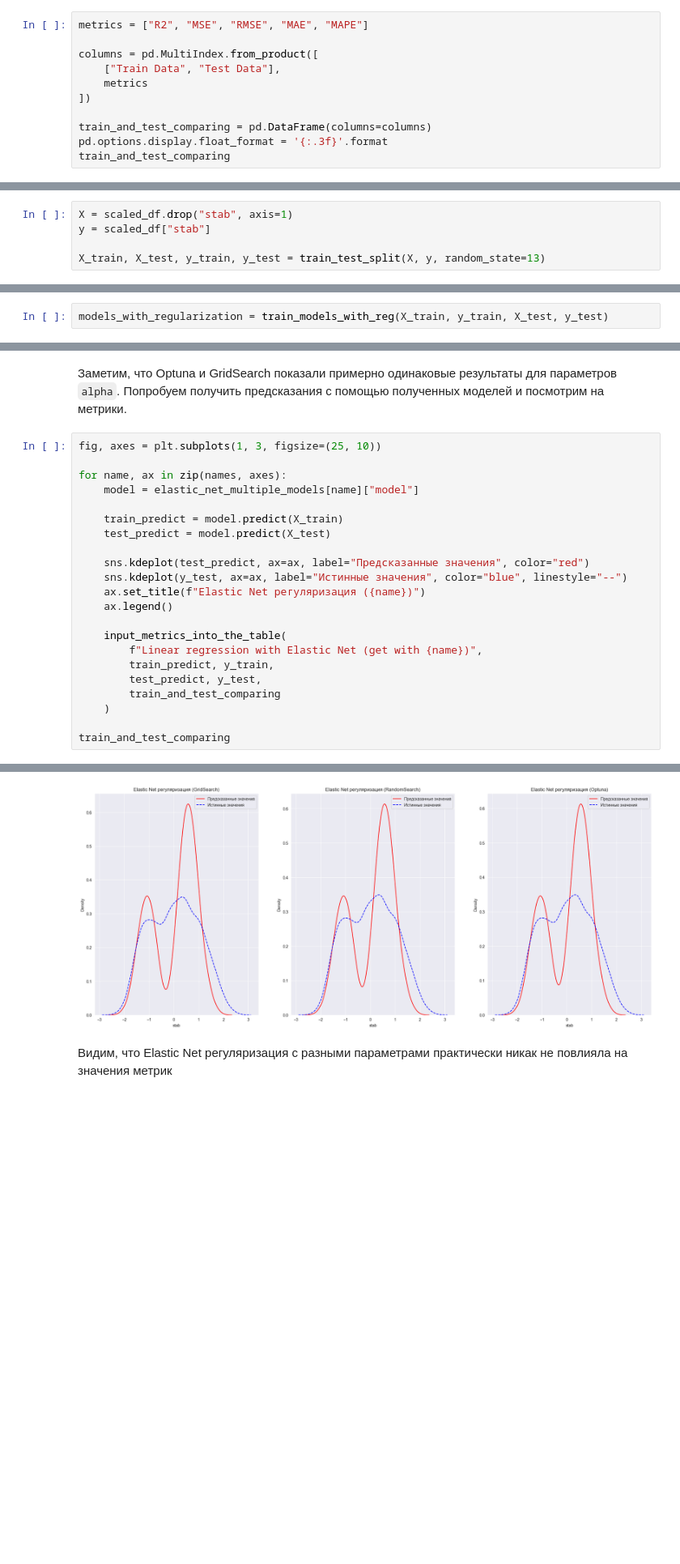
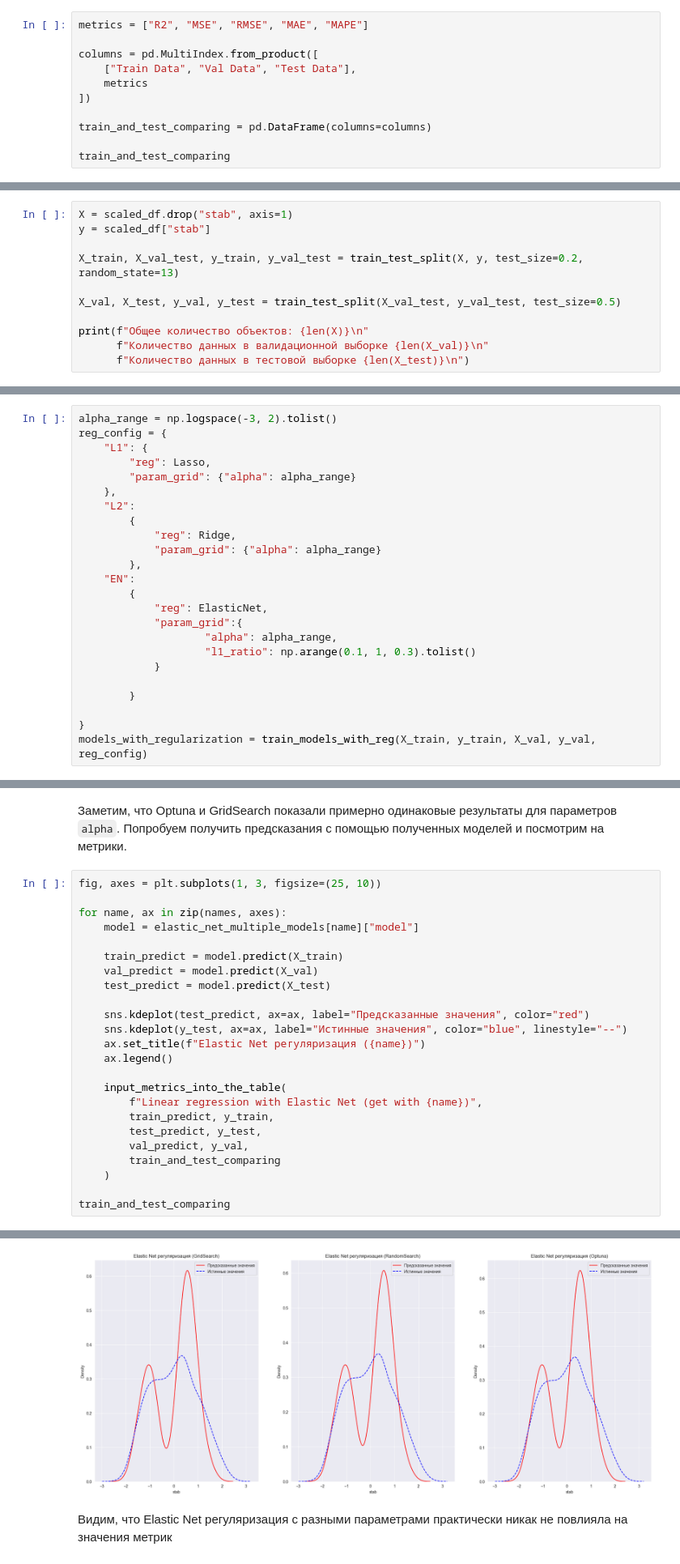
Before and after one commit to stwz13/ml, a Jupyter notebook: practice4.ipynb, the cells around one changed output, grey strips where cells are left out. Shown at 81% size. Drawn from its saved outputs; the diff is of its cells as text; blank space fills up the shorter version.

```diff
--- a/practice3.ipynb
+++ b/practice4.ipynb
@@ -318,11 +300,11 @@ def train_models_with_reg(X_train, y_train, X_test, y_test):
 metrics = ["R2", "MSE", "RMSE", "MAE", "MAPE"]
 
 columns = pd.MultiIndex.from_product([
-    ["Train Data", "Test Data"],
+    ["Train Data", "Val Data", "Test Data"],
     metrics
 ])
 
 train_and_test_comparing = pd.DataFrame(columns=columns)
-pd.options.display.float_format = '{:.3f}'.format
+
 train_and_test_comparing
 # %% [output]
@@ -332,4 +316,10 @@ train_and_test_comparing
 X = scaled_df.drop("stab", axis=1)
 y = scaled_df["stab"]
 
-X_train, X_test, y_train, y_test = train_test_split(X, y, random_state=13)
+X_train, X_val_test, y_train, y_val_test = train_test_split(X, y, test_size=0.2, random_state=13)
+
+X_val, X_test, y_val, y_test = train_test_split(X_val_test, y_val_test, test_size=0.5)
+
+print(f"Общее количество объектов: {len(X)}\n"
+      f"Количество данных в валидационной выборке {len(X_val)}\n"
+      f"Количество данных в тестовой выборке {len(X_test)}\n")
@@ -392,7 +393,29 @@ plt.legend()
 # %% [markdown]
 Для начала с помощью кастомной функции получим модели с видами регуляризаций L1, L2, ElasticNet. В дальнейшем рассмотрим каждый вид регуляризации отдельно.
 # %%
-models_with_regularization = train_models_with_reg(X_train, y_train, X_test, y_test)
+alpha_range = np.logspace(-3, 2).tolist()
+reg_config = {
+    "L1": {
+        "reg": Lasso,
+        "param_grid": {"alpha": alpha_range}
+    },
+    "L2":
+        {
+            "reg": Ridge,
+            "param_grid": {"alpha": alpha_range}
+        },
+    "EN":
+        {
+            "reg": ElasticNet,
+            "param_grid":{
+                    "alpha": alpha_range,
+                    "l1_ratio": np.arange(0.1, 1, 0.3).tolist()
+            }
+
+        }
+
+}
+models_with_regularization = train_models_with_reg(X_train, y_train, X_val, y_val, reg_config)
 # %% [markdown]
 #### L1 регуляризация
 # %%
@@ -534,6 +574,7 @@ for name, ax in zip(names, axes):
     model = elastic_net_multiple_models[name]["model"]
 
     train_predict = model.predict(X_train)
+    val_predict = model.predict(X_val)
     test_predict = model.predict(X_test)
 
     sns.kdeplot(test_predict, ax=ax, label="Предсказанные значения", color="red")
@@ -545,6 +586,7 @@ for name, ax in zip(names, axes):
         f"Linear regression with Elastic Net (get with {name})",
         train_predict, y_train,
         test_predict, y_test,
+        val_predict, y_val,
         train_and_test_comparing
     )
 
@@ -561,4 +603,4 @@ train_and_test_comparing
-[figure, old version]
+[figure, new version]
 # %% [markdown]
 Видим, что Elastic Net регуляризация с разными параметрами практически никак не повлияла на значения метрик
 # %% [markdown]
```
Also changed, not shown: parts of 33 cells of this notebook.
